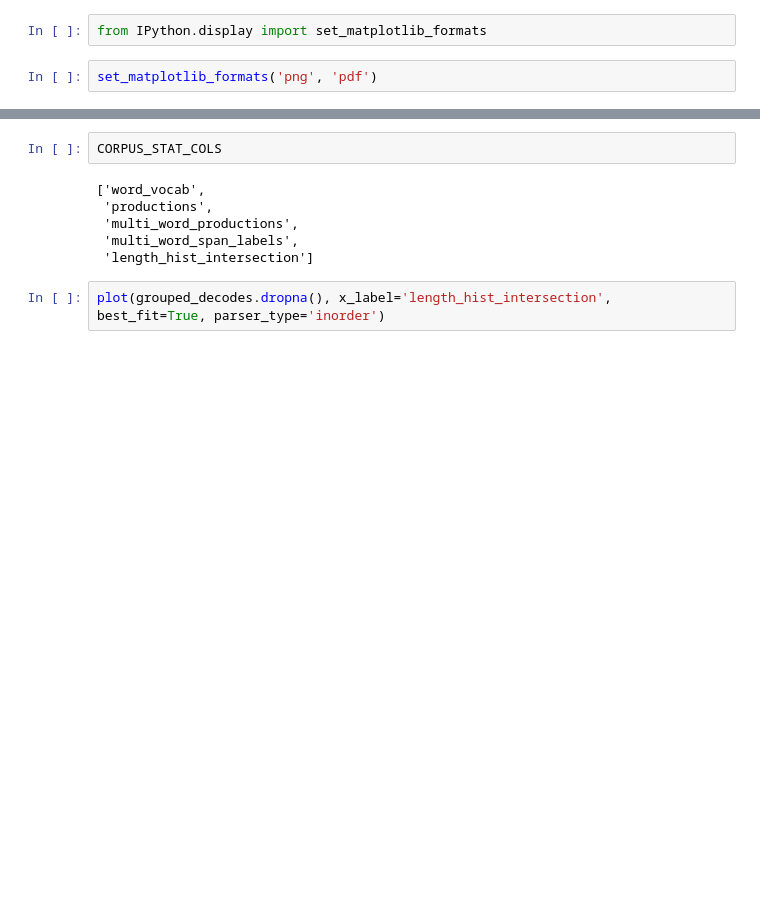
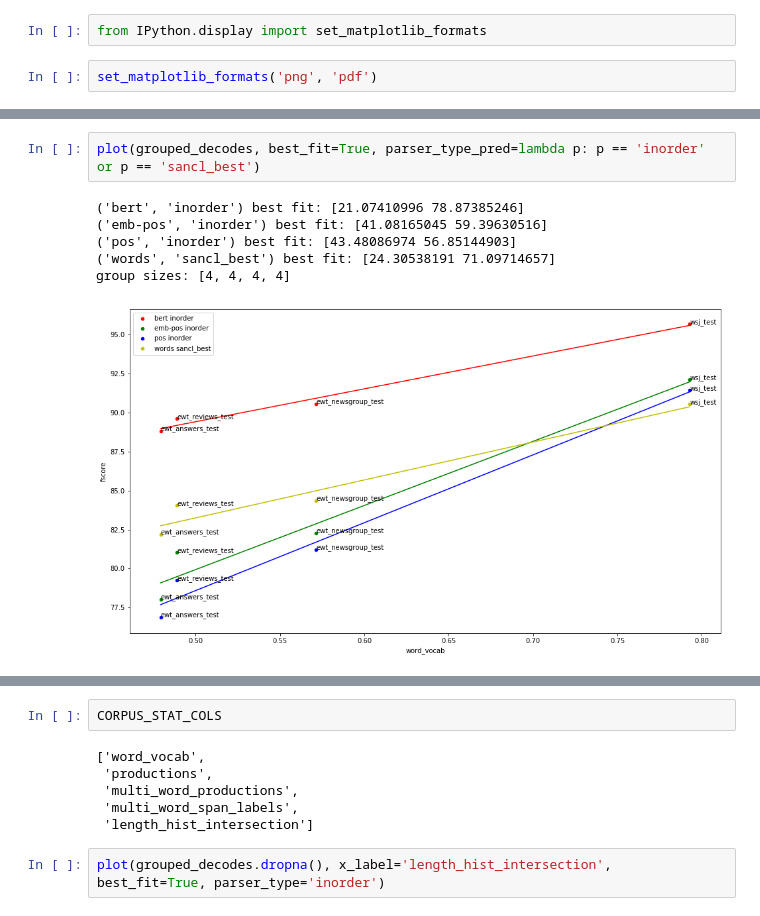
Before and after one commit to dpfried/parse-analysis, a Jupyter notebook: src/decode_analysis.ipynb, the cells around one changed output, grey strips where cells are left out. Drawn from its saved outputs; the diff is of its cells as text; blank space fills up the shorter version.

```diff
--- a/src/decode_analysis.ipynb
+++ b/src/decode_analysis.ipynb
@@ -271,0 +375,9 @@ plot(grouped_decodes.dropna(), best_fit=True)
+# %%
+plot(grouped_decodes, best_fit=True, parser_type_pred=lambda p: p == 'inorder' or p == 'sancl_best')
+# %% [output]
+('bert', 'inorder') best fit: [21.07410996 78.87385246]
+('emb-pos', 'inorder') best fit: [41.08165045 59.39630516]
+('pos', 'inorder') best fit: [43.48086974 56.85144903]
+('words', 'sancl_best') best fit: [24.30538191 71.09714657]
+group sizes: [4, 4, 4, 4]
+[figure, added]
```
Also changed, not shown: parts of 33 cells of this notebook, 7 other files.
